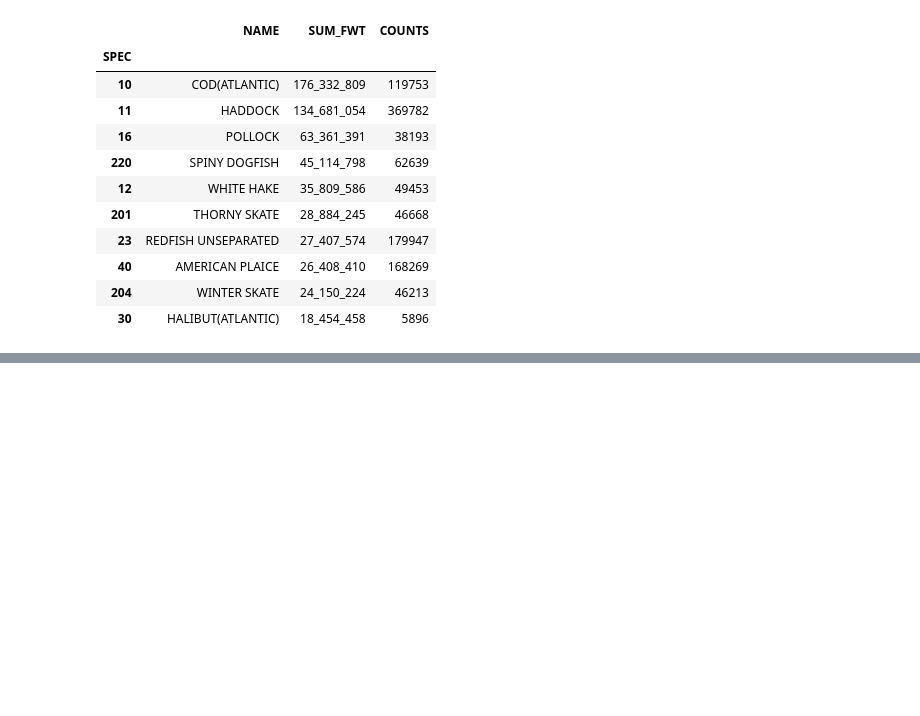
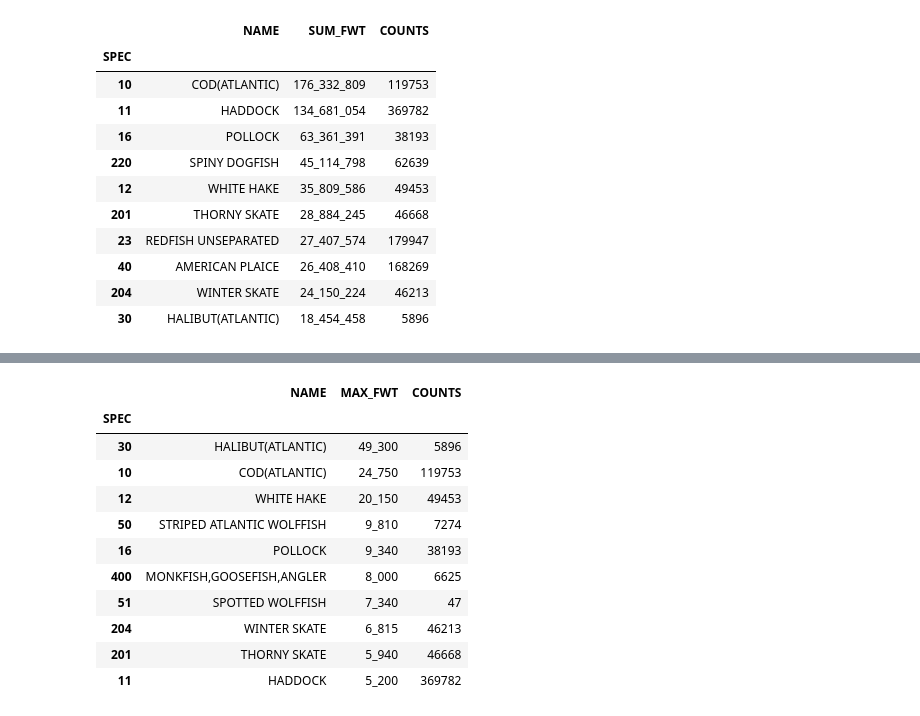
Before and after one commit to KevinCarr42/Maritimes-Research-Vessel-Surveys, a Jupyter notebook: Notebook5_EDA.ipynb, the cells around one changed output, grey strips where cells are left out. Saved outputs shown, nothing was run; the diff lists cells and outputs as text; code cells hidden in the pictures; blank space fills up the shorter version.

```diff
--- a/Notebook5_EDA.ipynb
+++ b/Notebook5_EDA.ipynb
@@ -404,0 +194,18 @@ top_species_by_attribute(df, attribute='FWT', aggregation='sum')
+# %%
+rv.top_species_by_attribute(df, attribute='FWT', aggregation='max', date_min='2000', date_max='2001')
+# is date unfiltering by count?
+# yes, fixed
+# maybe default min_species to None (to avoid confusion)
+# %% [output]
+|  | NAME | MAX_FWT | COUNTS |
+| SPEC |  |  |  |
+| 30 | HALIBUT(ATLANTIC) | 49_300 | 5896 |
+| 10 | COD(ATLANTIC) | 24_750 | 119753 |
+| 12 | WHITE HAKE | 20_150 | 49453 |
+| 50 | STRIPED ATLANTIC WOLFFISH | 9_810 | 7274 |
+| 16 | POLLOCK | 9_340 | 38193 |
+| 400 | MONKFISH,GOOSEFISH,ANGLER | 8_000 | 6625 |
+| 51 | SPOTTED WOLFFISH | 7_340 | 47 |
+| 204 | WINTER SKATE | 6_815 | 46213 |
+| 201 | THORNY SKATE | 5_940 | 46668 |
+| 11 | HADDOCK | 5_200 | 369782 |
```
Also changed, not shown: parts of 20 cells of this notebook, 1 other file.
